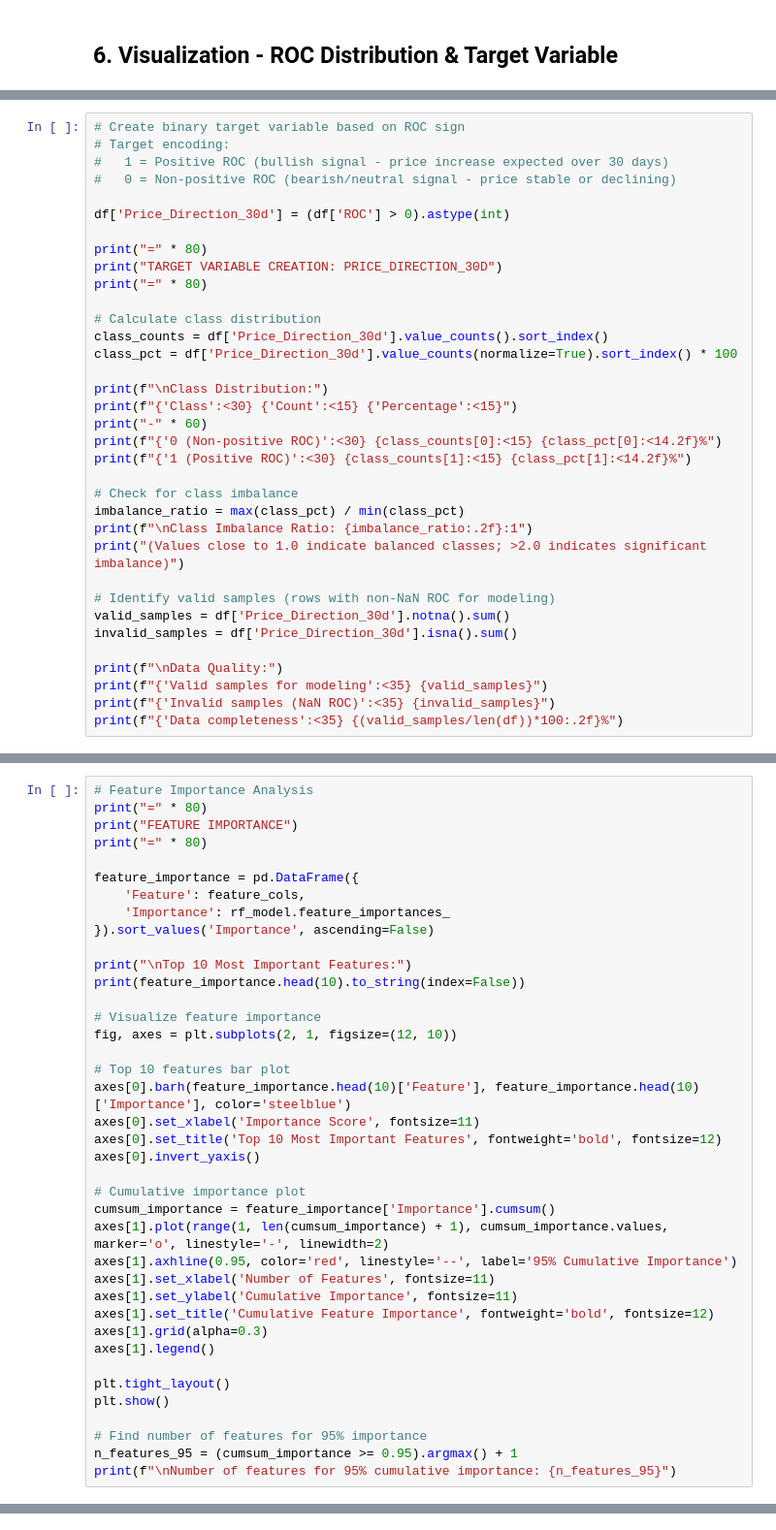
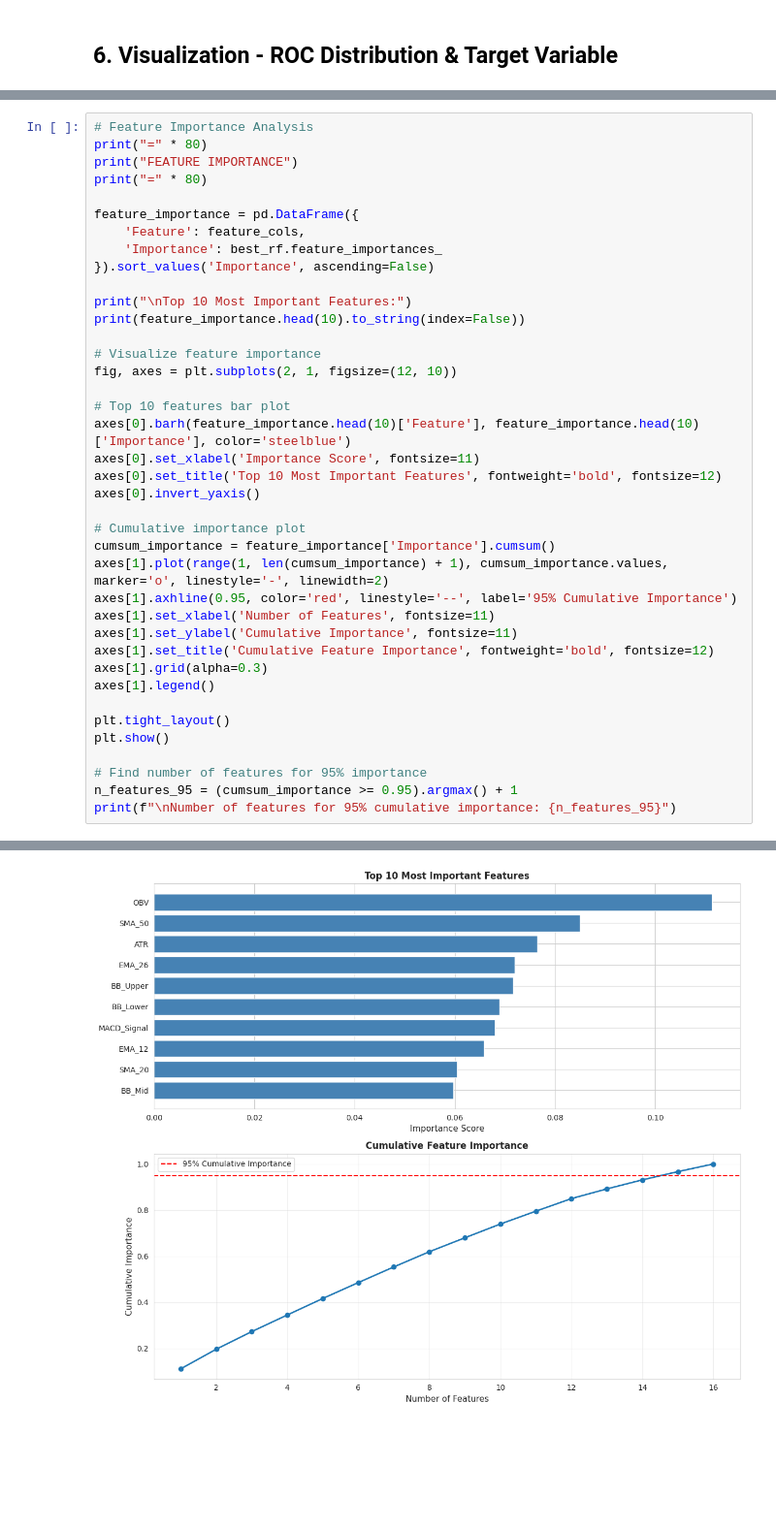
Before and after one commit to dansil2301/BasicStockPricePrediction, a Jupyter notebook: Analysis/RandomForest.ipynb, the cells around one changed output, grey strips where cells are left out. Shown at 97% size. Drawn from its saved outputs; the diff is of its cells as text; blank space fills up the shorter version.

```diff
--- a/Analysis/RandomForest.ipynb
+++ b/Analysis/RandomForest.ipynb
@@ -218,35 +204,0 @@ Average consecutive periods         8.3 days
-# %%
-# Create binary target variable based on ROC sign
-# Target encoding:
-#   1 = Positive ROC (bullish signal - price increase expected over 30 days)
-#   0 = Non-positive ROC (bearish/neutral signal - price stable or declining)
-
-df['Price_Direction_30d'] = (df['ROC'] > 0).astype(int)
-
-print("=" * 80)
-print("TARGET VARIABLE CREATION: PRICE_DIRECTION_30D")
-print("=" * 80)
-
-# Calculate class distribution
-class_counts = df['Price_Direction_30d'].value_counts().sort_index()
-class_pct = df['Price_Direction_30d'].value_counts(normalize=True).sort_index() * 100
-
-print(f"\nClass Distribution:")
-print(f"{'Class':<30} {'Count':<15} {'Percentage':<15}")
-print("-" * 60)
-print(f"{'0 (Non-positive ROC)':<30} {class_counts[0]:<15} {class_pct[0]:<14.2f}%")
-print(f"{'1 (Positive ROC)':<30} {class_counts[1]:<15} {class_pct[1]:<14.2f}%")
-
-# Check for class imbalance
-imbalance_ratio = max(class_pct) / min(class_pct)
-print(f"\nClass Imbalance Ratio: {imbalance_ratio:.2f}:1")
-print("(Values close to 1.0 indicate balanced classes; >2.0 indicates significant imbalance)")
-
-# Identify valid samples (rows with non-NaN ROC for modeling)
-valid_samples = df['Price_Direction_30d'].notna().sum()
-invalid_samples = df['Price_Direction_30d'].isna().sum()
-
-print(f"\nData Quality:")
-print(f"{'Valid samples for modeling':<35} {valid_samples}")
-print(f"{'Invalid samples (NaN ROC)':<35} {invalid_samples}")
-print(f"{'Data completeness':<35} {(valid_samples/len(df))*100:.2f}%")
@@ -430,7 +431,7 @@ print("=" * 80)
 
 feature_importance = pd.DataFrame({
     'Feature': feature_cols,
-    'Importance': rf_model.feature_importances_
+    'Importance': best_rf.feature_importances_
 }).sort_values('Importance', ascending=False)
 
 print("\nTop 10 Most Important Features:")
@@ -461,3 +462,4 @@ plt.show()
 # Find number of features for 95% importance
 n_features_95 = (cumsum_importance >= 0.95).argmax() + 1
 print(f"\nNumber of features for 95% cumulative importance: {n_features_95}")
+# %% [output]
@@ -463,0 +482 @@ print(f"\nNumber of features for 95% cumulative importance: {n_features_95}")
+[figure, added]
```
Also changed, not shown: parts of 18 cells of this notebook, 1 other file.
